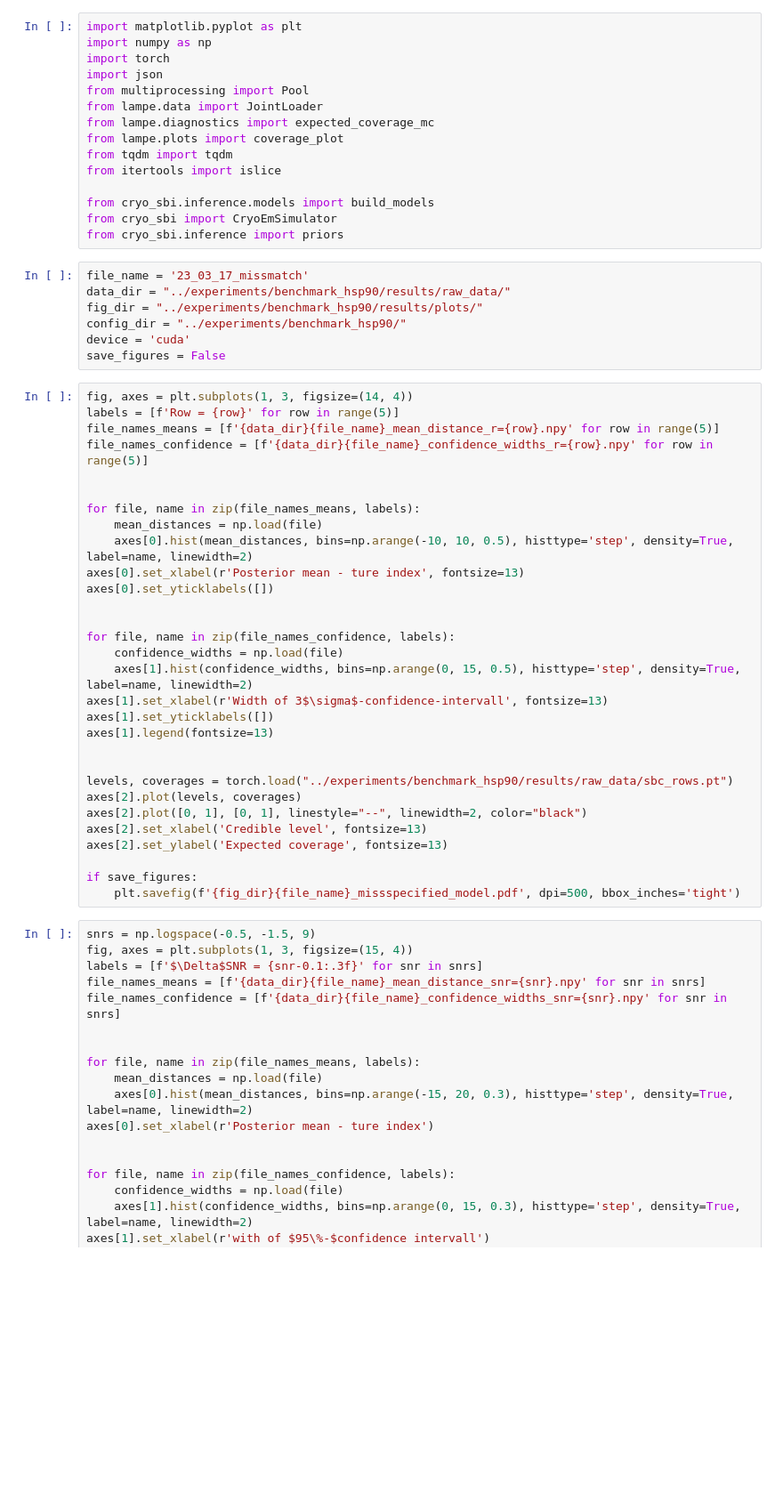
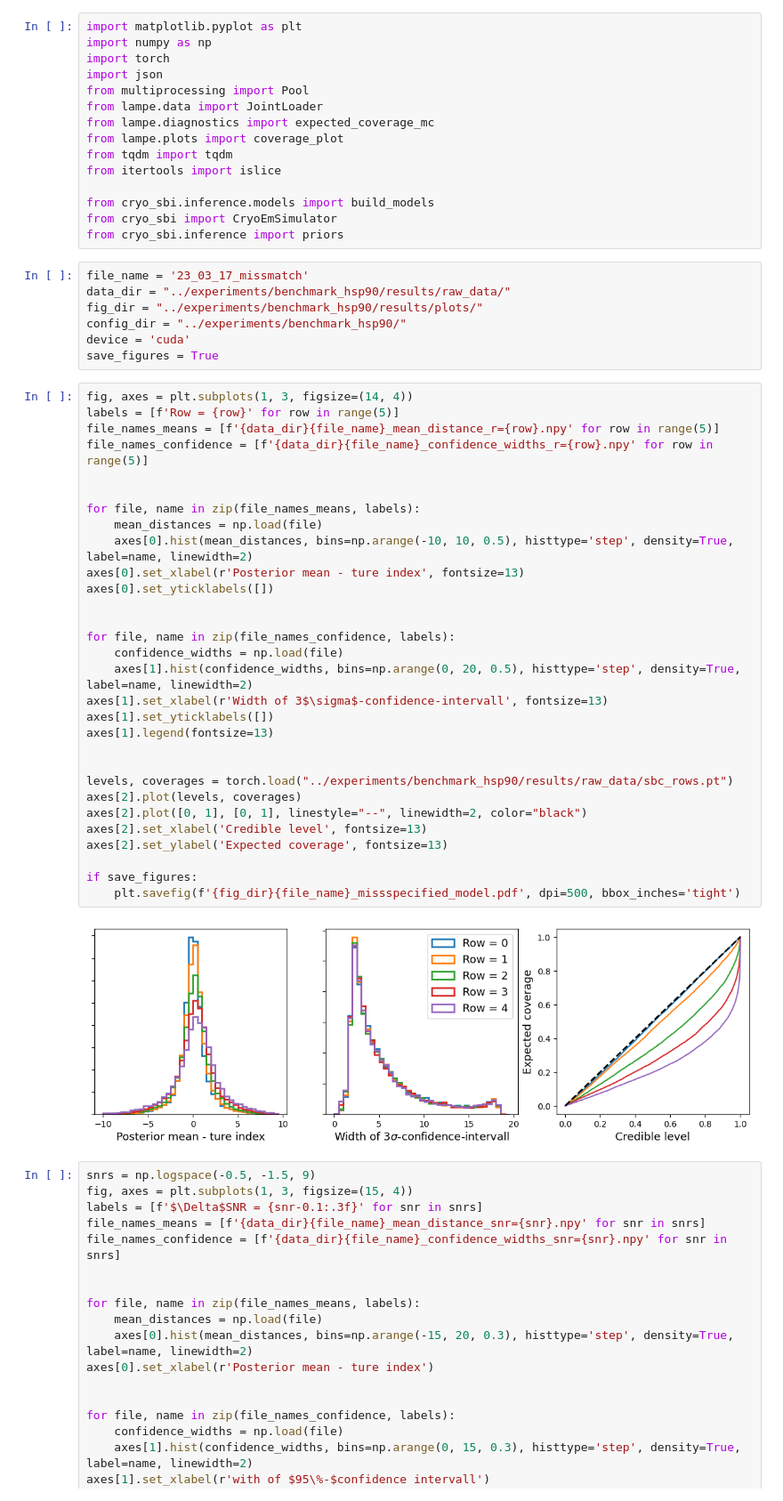
Before and after one commit to flatironinstitute/cryoSBI, a Jupyter notebook: notebooks/plot_model_missmatch.ipynb, the cells around one changed output. Shown: that part at 89% size. Drawn from its saved outputs; the diff is of its cells as text; blank space fills up the shorter version.

```diff
--- a/notebooks/plot_model_missmatch.ipynb
+++ b/notebooks/plot_model_missmatch.ipynb
@@ -19,37 +19,39 @@ data_dir = "../experiments/benchmark_hsp90/results/raw_data/"
 fig_dir = "../experiments/benchmark_hsp90/results/plots/"
 config_dir = "../experiments/benchmark_hsp90/"
 device = 'cuda'
-save_figures = False
+save_figures = True
 # %%
 fig, axes = plt.subplots(1, 3, figsize=(14, 4))
 labels = [f'Row = {row}' for row in range(5)]
 file_names_means = [f'{data_dir}{file_name}_mean_distance_r={row}.npy' for row in range(5)]
 file_names_confidence = [f'{data_dir}{file_name}_confidence_widths_r={row}.npy' for row in range(5)]
 
 
 for file, name in zip(file_names_means, labels):
     mean_distances = np.load(file)
     axes[0].hist(mean_distances, bins=np.arange(-10, 10, 0.5), histtype='step', density=True, label=name, linewidth=2)
 axes[0].set_xlabel(r'Posterior mean - ture index', fontsize=13)
 axes[0].set_yticklabels([])
 
 
 for file, name in zip(file_names_confidence, labels):
     confidence_widths = np.load(file)
-    axes[1].hist(confidence_widths, bins=np.arange(0, 15, 0.5), histtype='step', density=True, label=name, linewidth=2)
+    axes[1].hist(confidence_widths, bins=np.arange(0, 20, 0.5), histtype='step', density=True, label=name, linewidth=2)
 axes[1].set_xlabel(r'Width of 3$\sigma$-confidence-intervall', fontsize=13)
 axes[1].set_yticklabels([])
 axes[1].legend(fontsize=13)
 
 
 levels, coverages = torch.load("../experiments/benchmark_hsp90/results/raw_data/sbc_rows.pt")
 axes[2].plot(levels, coverages)
 axes[2].plot([0, 1], [0, 1], linestyle="--", linewidth=2, color="black")
 axes[2].set_xlabel('Credible level', fontsize=13)
 axes[2].set_ylabel('Expected coverage', fontsize=13)
 
 if save_figures:
     plt.savefig(f'{fig_dir}{file_name}_missspecified_model.pdf', dpi=500, bbox_inches='tight')
+# %% [output]
+[figure, added]
 # %%
 snrs = np.logspace(-0.5, -1.5, 9)
 fig, axes = plt.subplots(1, 3, figsize=(15, 4))
```
Also changed, not shown: 31 other files.
